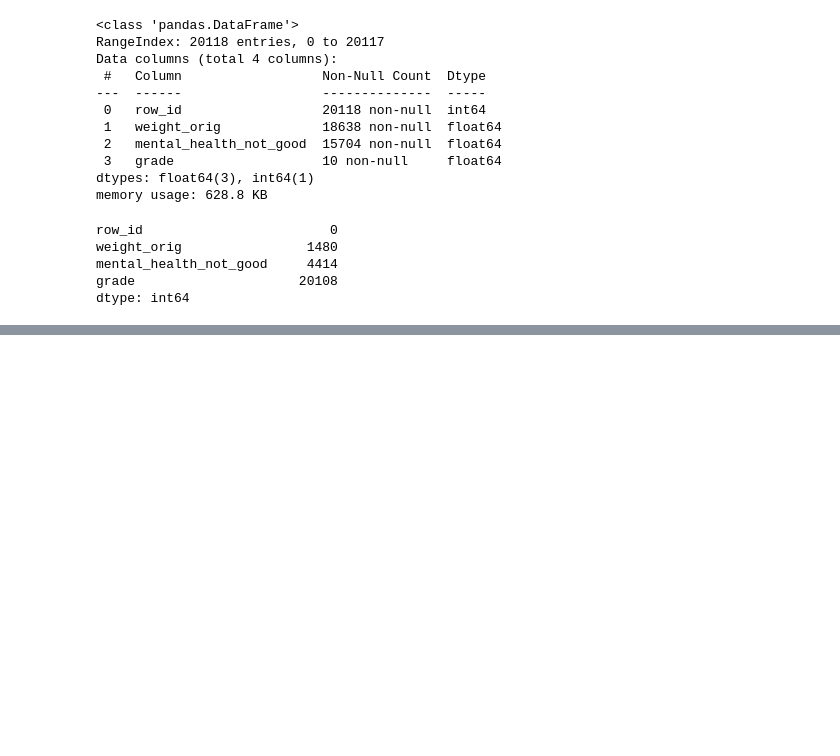
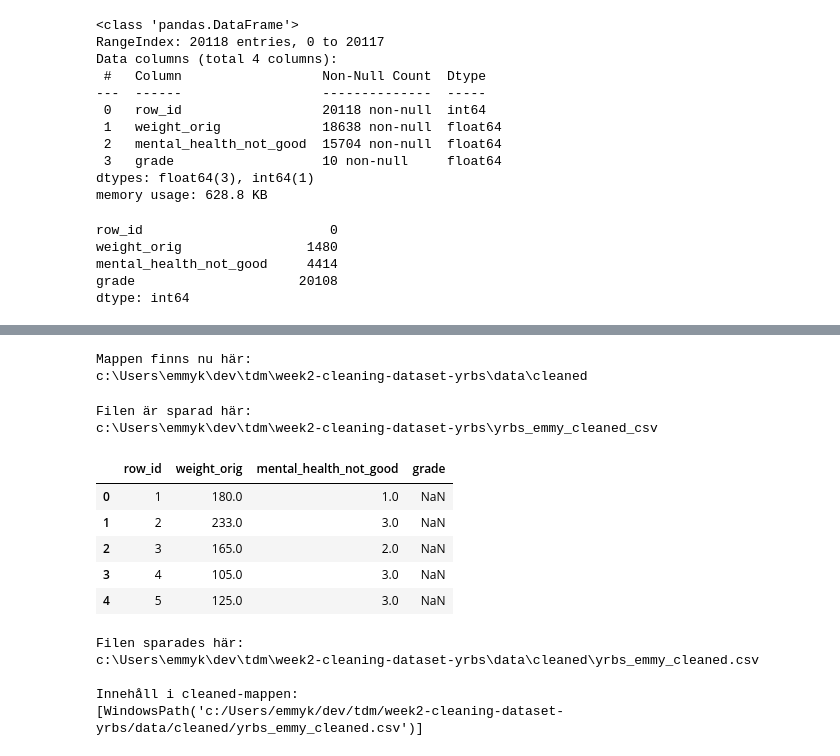
Before and after one commit to spirit-web/week2-cleaning-dataset-yrbs, a Jupyter notebook: notebooks/02_cleaning_emmy.ipynb, the cells around one changed output, grey strips where cells are left out. Saved outputs shown, nothing was run; the diff lists cells and outputs as text; code cells hidden in the pictures; blank space fills up the shorter version.

Commit message:
cleaned data and created initial EDA analysis

```diff
--- a/notebooks/02_cleaning_emmy.ipynb
+++ b/notebooks/02_cleaning_emmy.ipynb
@@ -253,0 +271,52 @@ print(df_clean.info())
+# %%
+# Skapar mappen data/cleaned
+cleaned_folder = project_folder / 'data' / 'cleaned'
+cleaned_folder.mkdir(parents=True, exist_ok=True)
+
+print('Mappen finns nu här:')
+print(cleaned_folder)
+# %% [output]
+Mappen finns nu här:
+c:\Users\emmyk\dev\tdm\week2-cleaning-dataset-yrbs\data\cleaned
+# %%
+# Sparar den rensade datan
+output_path = project_folder / 'yrbs_emmy_cleaned_csv'
+df_clean.to_csv(output_path, index=False)
+
+print('Filen är sparad här:')
+print(output_path)
+# %% [output]
+Filen är sparad här:
+c:\Users\emmyk\dev\tdm\week2-cleaning-dataset-yrbs\yrbs_emmy_cleaned_csv
+# %%
+df_clean = pd.read_csv(project_folder / 'data' / 'cleaned' / 'yrbs_emmy_cleaned.csv')
+
+df_clean.head()
+# %% [output]
+|  | row_id | weight_orig | mental_health_not_good | grade |
+| 0 | 1 | 180.0 | 1.0 | NaN |
+| 1 | 2 | 233.0 | 3.0 | NaN |
+| 2 | 3 | 165.0 | 2.0 | NaN |
+| 3 | 4 | 105.0 | 3.0 | NaN |
+| 4 | 5 | 125.0 | 3.0 | NaN |
+# %%
+# Skapar mappen data/cleaned om den inte finns
+cleaned_folder = project_folder / 'data' / 'cleaned'
+cleaned_folder.mkdir(parents=True, exist_ok=True)
+
+# Sparar den rensade datan
+output_path = cleaned_folder / 'yrbs_emmy_cleaned.csv'
+df_clean.to_csv(output_path, index=False)
+
+print('Filen sparades här:')
+print(output_path)
+
+# Kontrollerar att filen finns
+print('\nInnehåll i cleaned-mappen:')
+print(list(cleaned_folder.iterdir()))
+# %% [output]
+Filen sparades här:
+c:\Users\emmyk\dev\tdm\week2-cleaning-dataset-yrbs\data\cleaned\yrbs_emmy_cleaned.csv
+
+Innehåll i cleaned-mappen:
+[WindowsPath('c:/Users/emmyk/dev/tdm/week2-cleaning-dataset-yrbs/data/cleaned/yrbs_emmy_cleaned.csv')]
```
Also changed, not shown: parts of 4 cells of this notebook, 3 other files.
